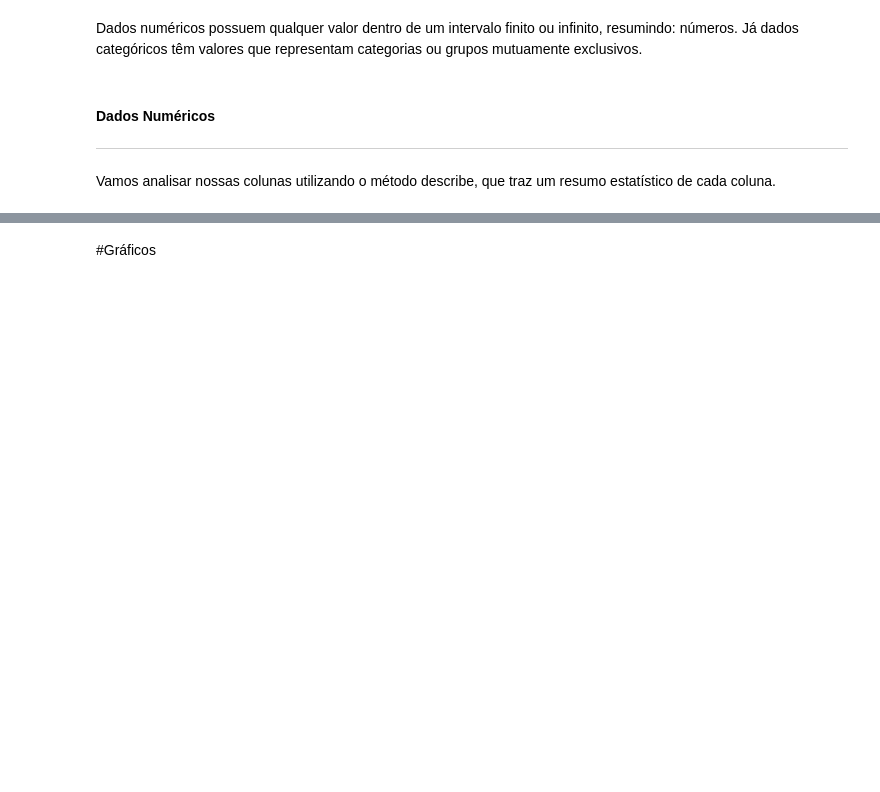
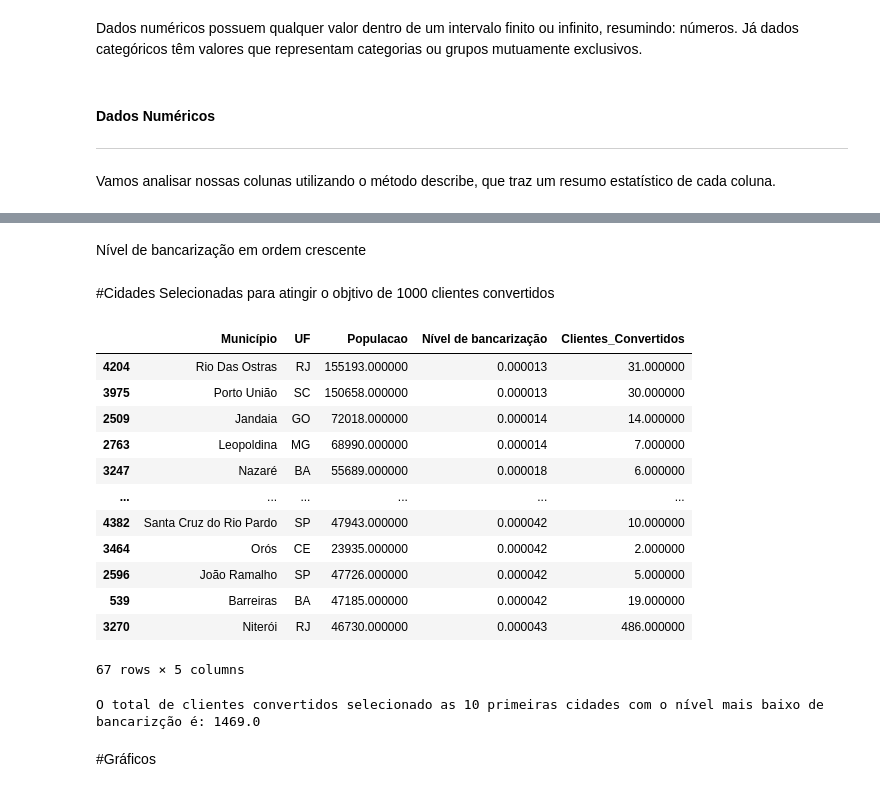
Before and after one commit to ChapeuG/CASE-ANALISTA-DE-DADOS, a Jupyter notebook: Case_Analista.ipynb, the cells around one changed output, grey strips where cells are left out. Cells and saved outputs as stored; diff of their text form; code cells hidden in the pictures; blank space fills up the shorter version.

```diff
--- a/Case_Analista.ipynb
+++ b/Case_Analista.ipynb
@@ -357,0 +311,2 @@ case.describe().T
+# %%
+case_Filtro = case[['Município','UF','Populacao','Nível de bancarização','Clientes_Convertidos']]
@@ -357,0 +330,2 @@ case.describe().T
+# %% [markdown]
+Nível de bancarização em ordem crescente
@@ -357,0 +334,33 @@ case.describe().T
+# %% [markdown]
+#Cidades Selecionadas para atingir o objtivo de 1000 clientes convertidos
+# %%
+case_Filtro_final.set_index('Município', inplace=True)
+# %%
+convertidos = 0
+n =0
+while convertidos <= 1000:
+  case_Filtro_final = case_Filtro.head(n)
+  convertidos = case_Filtro_final['Clientes_Convertidos'].sum()
+  n += 1
+# %%
+case_Filtro_final.head(n-1)
+# %% [output]
+|  | Município | UF | Populacao | Nível de bancarização | Clientes_Convertidos |
+| 4204 | Rio Das Ostras | RJ | 155193.000000 | 0.000013 | 31.000000 |
+| 3975 | Porto União | SC | 150658.000000 | 0.000013 | 30.000000 |
+| 2509 | Jandaia | GO | 72018.000000 | 0.000014 | 14.000000 |
+| 2763 | Leopoldina | MG | 68990.000000 | 0.000014 | 7.000000 |
+| 3247 | Nazaré | BA | 55689.000000 | 0.000018 | 6.000000 |
+| ... | ... | ... | ... | ... | ... |
+| 4382 | Santa Cruz do Rio Pardo | SP | 47943.000000 | 0.000042 | 10.000000 |
+| 3464 | Orós | CE | 23935.000000 | 0.000042 | 2.000000 |
+| 2596 | João Ramalho | SP | 47726.000000 | 0.000042 | 5.000000 |
+| 539 | Barreiras | BA | 47185.000000 | 0.000042 | 19.000000 |
+| 3270 | Niterói | RJ | 46730.000000 | 0.000043 | 486.000000 |
+67 rows × 5 columns
+# %%
+#Escolhendo as cidades para atingir o objetivo de 1000 clientes
+Entrega_final = case_Filtro_final['Clientes_Convertidos'].sum()
+print("O total de clientes convertidos selecionado as 10 primeiras cidades com o nível mais baixo de bancarizção é: {}".format(Entrega_final))
+# %% [output]
+O total de clientes convertidos selecionado as 10 primeiras cidades com o nível mais baixo de bancarizção é: 1469.0
```
Also changed, not shown: parts of 76 cells of this notebook.
